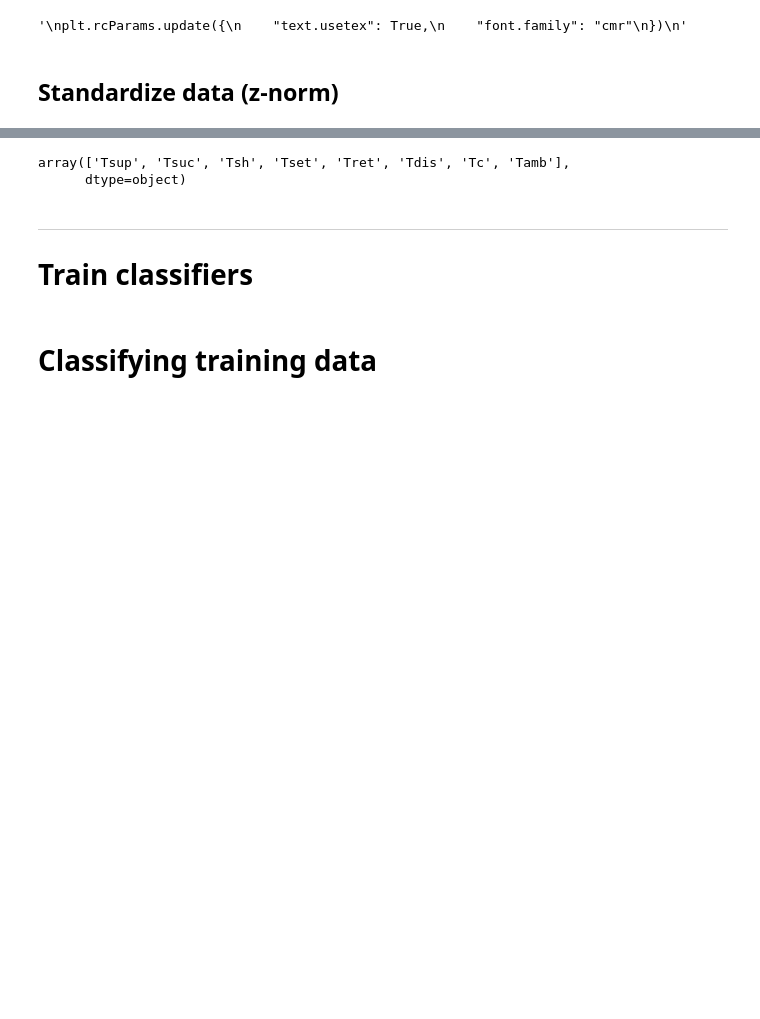
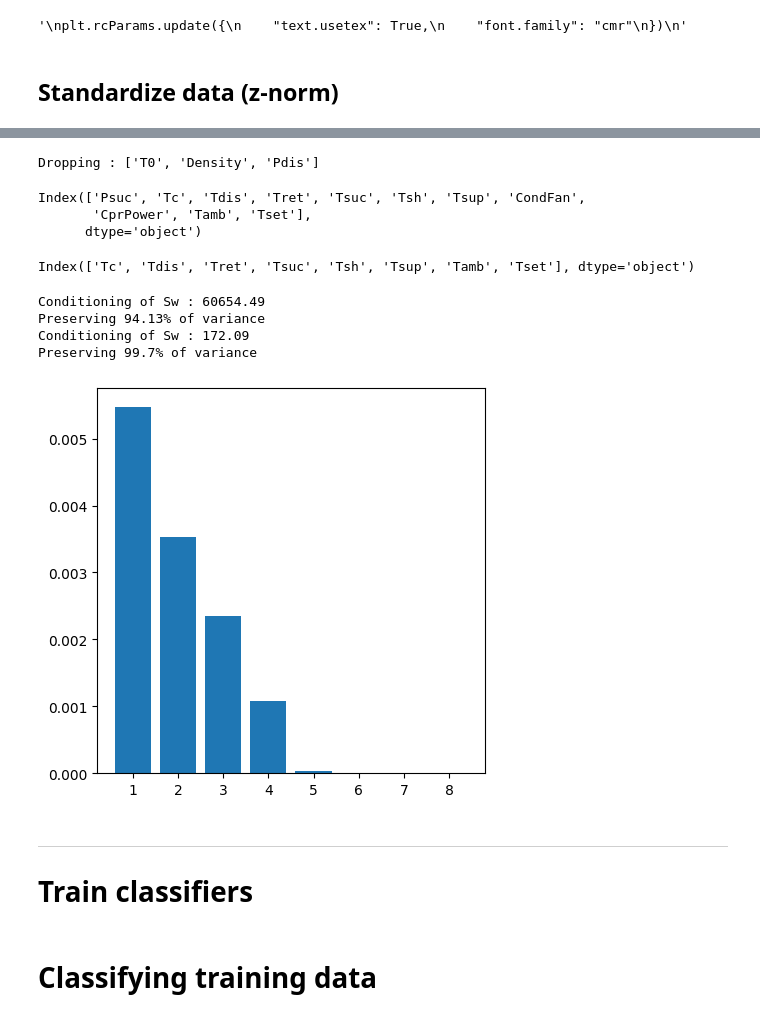
Before and after one commit to peterkrull/p7-ml-refrigeration-fault-detection, a Jupyter notebook: ClassificationScripts/AlternativeTechniques/Full-ANY-feature-conditioning.ipynb, the cells around one changed output, grey strips where cells are left out. Saved outputs shown, nothing was run; the diff lists cells and outputs as text; code cells hidden in the pictures; blank space fills up the shorter version.

```diff
--- a/ClassificationScripts/AlternativeTechniques/Full-ANY-feature-conditioning.ipynb
+++ b/ClassificationScripts/AlternativeTechniques/Full-ANY-feature-conditioning.ipynb
@@ -125,15 +129,17 @@ axs2.grid()
 # %%
 if config["keep_features"] != False:
-    X_trn_drop = X_trn_std.drop(columns = removal[0:14-config["keep_features"]])
-    X_vld_drop = X_vld_std.drop(columns = removal[0:14-config["keep_features"]])
-    X_tst_drop = X_tst_std.drop(columns = removal[0:14-config["keep_features"]])
+    print(f"Dropping : { removal[0:15-config['keep_features']] }")
+    X_trn_drop = X_trn_std.drop(columns = removal[0:15-config["keep_features"]])
+    X_vld_drop = X_vld_std.drop(columns = removal[0:15-config["keep_features"]])
+    X_tst_drop = X_tst_std.drop(columns = removal[0:15-config["keep_features"]])
     X_trn_drop.head()
 else:
     X_trn_drop = X_trn_std
     X_vld_drop = X_vld_std
     X_tst_drop = X_tst_std
+X_trn_drop.columns
+# %% [output]
+Dropping : ['T0', 'Density', 'Pdis']
+Index(['Psuc', 'Tc', 'Tdis', 'Tret', 'Tsuc', 'Tsh', 'Tsup', 'CondFan',
+       'CprPower', 'Tamb', 'Tset'],
+      dtype='object')
-# %%
-np.flip(np.sort(X_trn.columns))[0:8]
-# %% [output]
-array(['Tsup', 'Tsuc', 'Tsh', 'Tset', 'Tret', 'Tdis', 'Tc', 'Tamb'],
-      dtype=object)
@@ -146,0 +152,8 @@ X_tst_drop = X_tst_std[features]
+# %%
+# All temperatures except T0
+X_trn_drop = X_trn_std.drop(columns = ['T0', 'Density', 'Pdis', 'Psuc','CondFan','CprPower'])
+X_vld_drop = X_vld_std.drop(columns = ['T0', 'Density', 'Pdis', 'Psuc','CondFan','CprPower'])
+X_tst_drop = X_tst_std.drop(columns = ['T0', 'Density', 'Pdis', 'Psuc','CondFan','CprPower'])
+X_trn_drop.columns
+# %% [output]
+Index(['Tc', 'Tdis', 'Tret', 'Tsuc', 'Tsh', 'Tsup', 'Tamb', 'Tset'], dtype='object')
@@ -147,17 +165,23 @@ X_tst_drop = X_tst_std[features]
 # %%
 
 if config["lda-reduce"] != False:
     import lda
-    reducer = lda.reducer(X_trn_std,y_trn,config["lda-reduce"])
+    # reducer = lda.reducer(X_trn_std,y_trn,config["lda-reduce"])
     reducer = lda.reducer(X_trn_drop,y_trn,config["lda-reduce"])
 
     X_trn_red = reducer.transform(X_trn_drop)
     X_tst_red = reducer.transform(X_tst_drop)
     X_vld_red = reducer.transform(X_vld_drop)
 else:
     X_trn_red = X_trn_drop
     X_tst_red = X_tst_drop
     X_vld_red = X_vld_drop
+# %% [output]
+Conditioning of Sw : 60654.49
+Preserving 94.13% of variance
+Conditioning of Sw : 172.09
+Preserving 99.7% of variance
+[figure, added]
 # %% [markdown]
 ---
 
```
Also changed, not shown: parts of 13 cells of this notebook.
